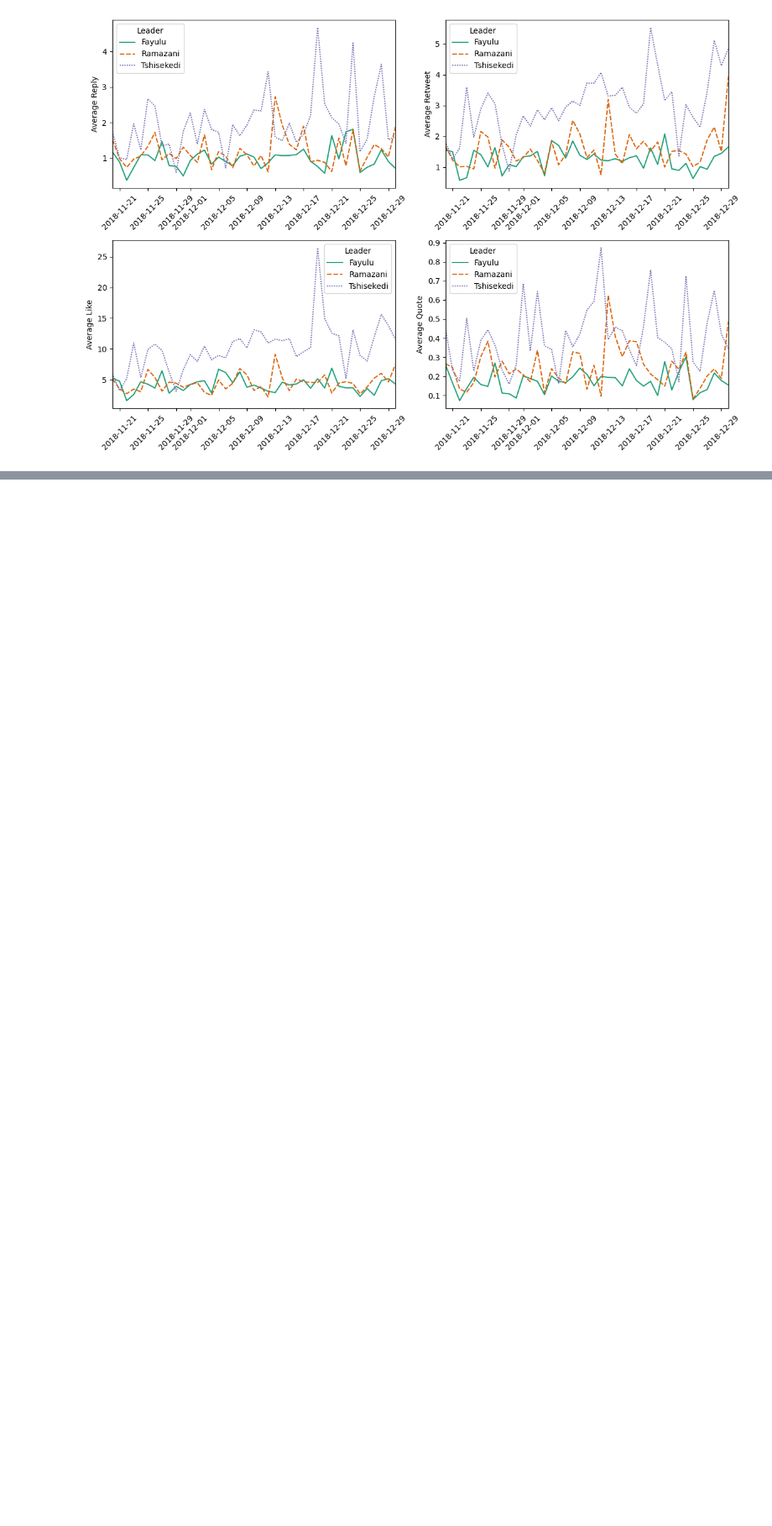
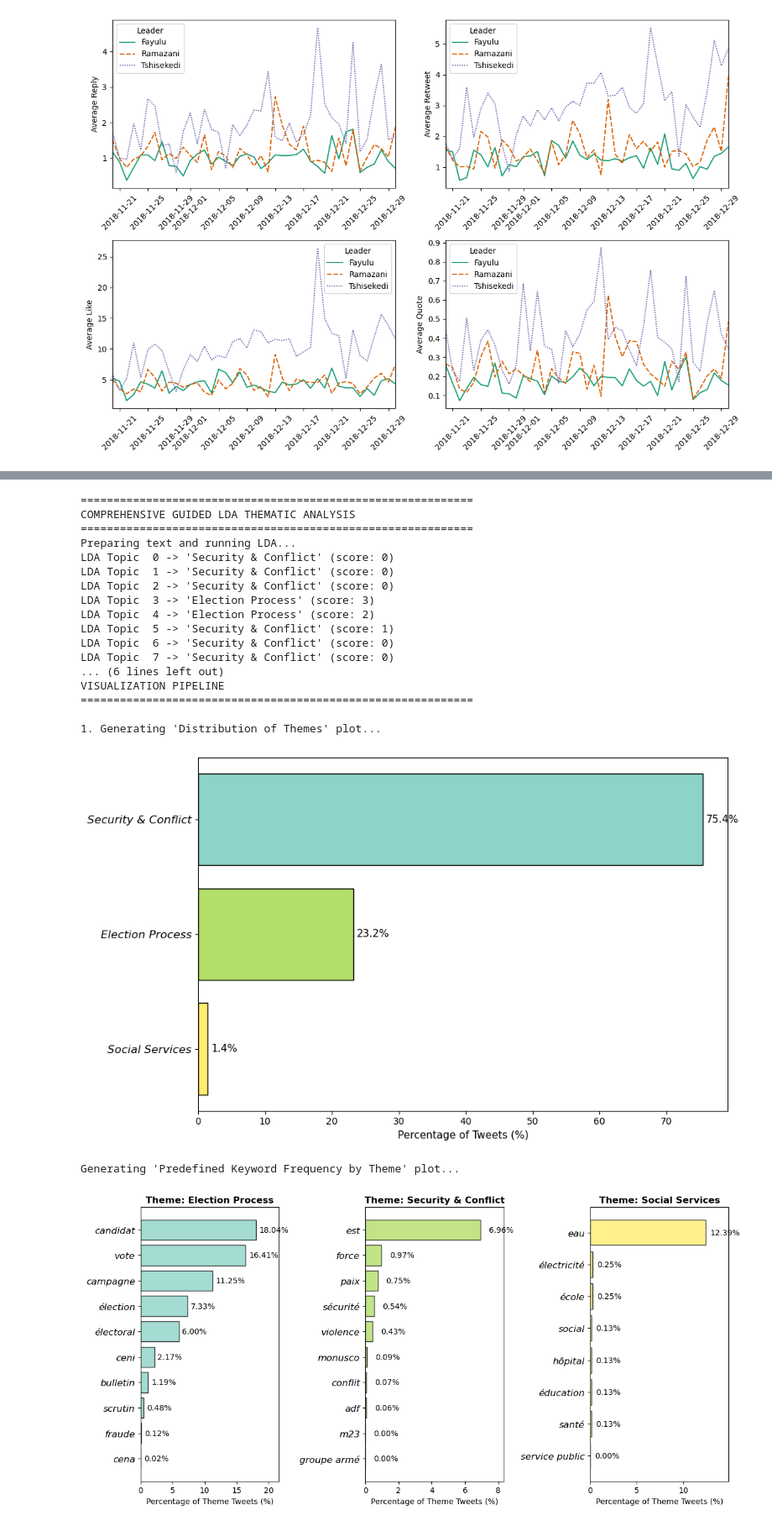
Before and after one commit to Joel-Kazadi/Sentiment-Mining-for-Popularity-analysis, a Jupyter notebook: 2 EDA.ipynb, the cells around one changed output, grey strips where cells are left out. Shown at 84% size. Cells and saved outputs as stored; diff of their text form; code cells hidden in the pictures; blank space fills up the shorter version.

```diff
--- a/2 EDA.ipynb
+++ b/2 EDA.ipynb
@@ -241,0 +499,67 @@ plt.savefig('overall_engagement_averages.pdf', bbox_inches='tight', pad_inches=.
+# %%
+# ------------------------------------------------------------
+# MAIN EXECUTION PIPELINE
+# ------------------------------------------------------------
+
+if __name__ == "__main__":
+    print("="*60)
+    print("COMPREHENSIVE GUIDED LDA THEMATIC ANALYSIS")
+    print("="*60)
+
+    # Assuming your preprocessed DataFrame is named 'df'
+    df_result, lda_model, dtm_matrix, vec, theme_map, topic_keywords = guided_lda_analysis(
+        df, text_column='Comment', n_topics=12, top_n_words=15
+    )
+
+    print("\n" + "="*60)
+    print("VISUALIZATION PIPELINE")
+    print("="*60)
+
+    # 1. DISTRIBUTION PLOT (Percentages)
+    print("\n1. Generating 'Distribution of Themes' plot...")
+    create_sorted_bar_plot(df_result)
+
+    # 2. KEYWORD FREQUENCY PLOT
+    plot_keyword_frequency(df_result)
+
+    # 3. WORD CLOUDS
+    generate_wordclouds_by_theme(df_result)
+
+    # 4. T-SNE VISUALIZATION
+    visualize_tsne_by_theme(dtm_matrix, df_result['dominant_theme'].tolist())
+
+    # 5. QUALITY METRICS
+    calculate_clustering_quality(df_result)
+
+    # 6. SAVE RESULTS
+    output_file = 'tweets_thematic_analysis_final.csv'
+    df_result.to_csv(output_file, index=False, encoding='utf-8')
+    print(f"\n" + "="*60)
+    print(f"Results saved to '{output_file}'")
+    print("="*60)
+
+    # Display a final sample
+    print("\nSample of Results (First 10 tweets):")
+    sample_cols = [c for c in ['Date', 'Comment', 'dominant_theme', 'topic_confidence'] if c in df_result.columns]
+    print(df_result[sample_cols].head(10).to_string())
+# %% [output]
+============================================================
+COMPREHENSIVE GUIDED LDA THEMATIC ANALYSIS
+============================================================
+Preparing text and running LDA...
+LDA Topic  0 -> 'Security & Conflict' (score: 0)
+LDA Topic  1 -> 'Security & Conflict' (score: 0)
+LDA Topic  2 -> 'Security & Conflict' (score: 0)
+LDA Topic  3 -> 'Election Process' (score: 3)
+LDA Topic  4 -> 'Election Process' (score: 2)
+LDA Topic  5 -> 'Security & Conflict' (score: 1)
+LDA Topic  6 -> 'Security & Conflict' (score: 0)
+LDA Topic  7 -> 'Security & Conflict' (score: 0)
+... (6 lines left out)
+VISUALIZATION PIPELINE
+============================================================
+
+1. Generating 'Distribution of Themes' plot...
+[figure, added]
+Generating 'Predefined Keyword Frequency by Theme' plot...
+[figure, added]
```
Also changed, not shown: parts of 15 cells of this notebook.
